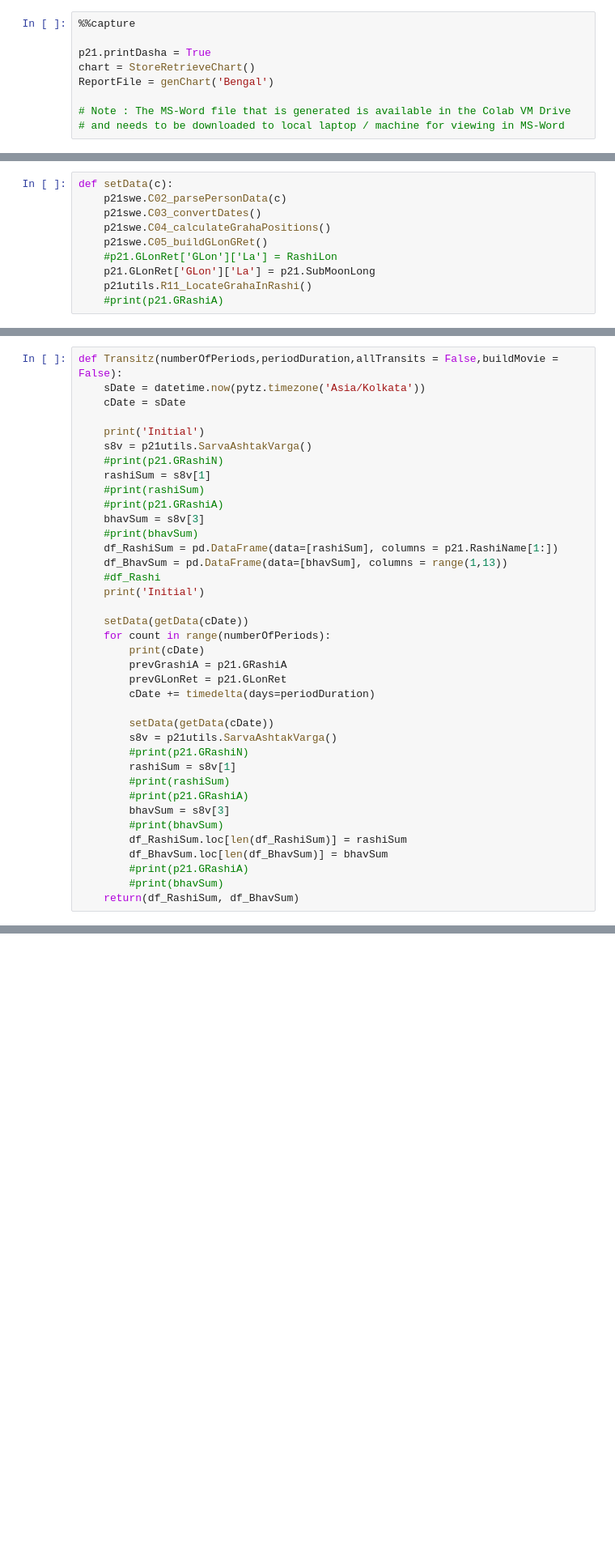
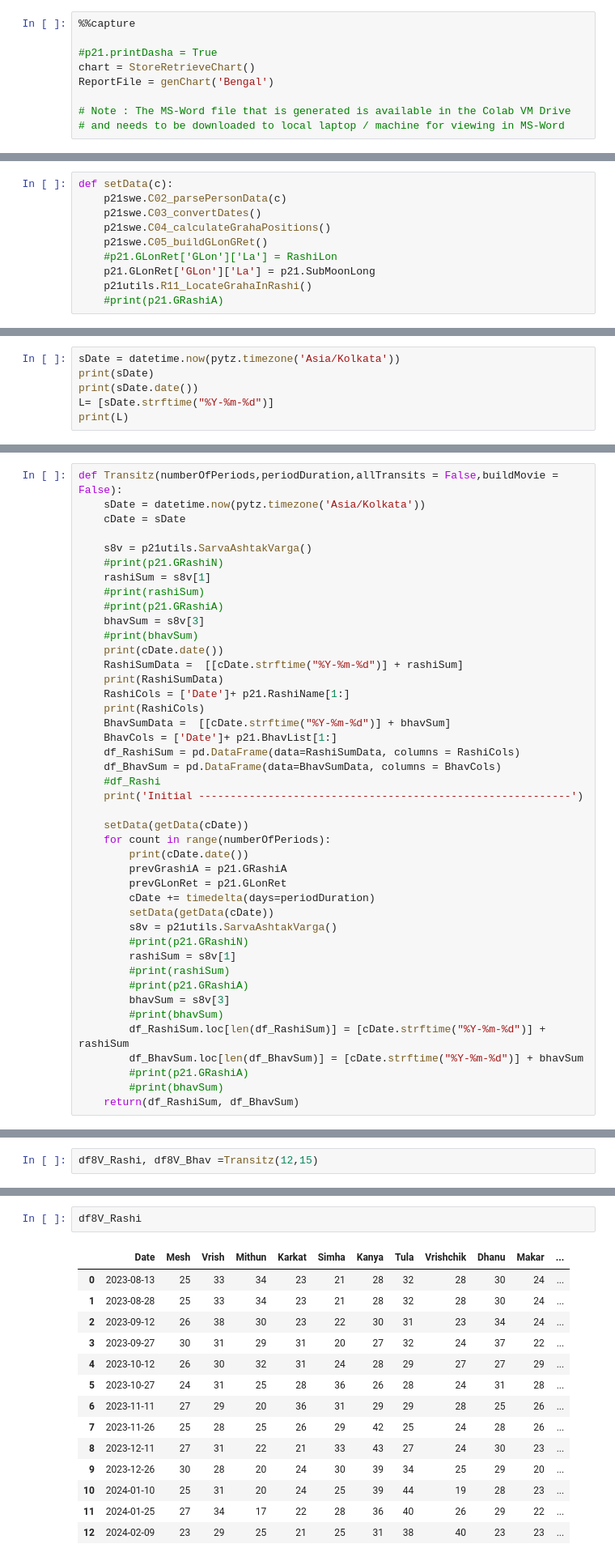
Before and after one commit to prithwis/parashar21, a Jupyter notebook: P21_45_11_AshtakVarga_Gochar_Series.ipynb, the cells around one changed output, grey strips where cells are left out. Shown: that part at 81% size. Cells and saved outputs as stored; diff of their text form; blank space fills up the shorter version.

```diff
--- a/P21_45_11_AshtakVarga_Gochar_Series.ipynb
+++ b/P21_45_11_AshtakVarga_Gochar_Series.ipynb
@@ -381,7 +381,7 @@ La long reset to  250.52 Natal moon position for Gochar
 # %%
 %%capture
 
-p21.printDasha = True
+#p21.printDasha = True
 chart = StoreRetrieveChart()
 ReportFile = genChart('Bengal')
 
@@ -475,0 +463,6 @@ print(l)
+# %%
+sDate = datetime.now(pytz.timezone('Asia/Kolkata'))
+print(sDate)
+print(sDate.date())
+L= [sDate.strftime("%Y-%m-%d")]
+print(L)
@@ -478,7 +475,6 @@ def Transitz(numberOfPeriods,periodDuration,allTransits = False,buildMovie = Fal
     sDate = datetime.now(pytz.timezone('Asia/Kolkata'))
     cDate = sDate
 
-    print('Initial')
     s8v = p21utils.SarvaAshtakVarga()
     #print(p21.GRashiN)
     rashiSum = s8v[1]
@@ -486,18 +482,24 @@ def Transitz(numberOfPeriods,periodDuration,allTransits = False,buildMovie = Fal
     #print(p21.GRashiA)
     bhavSum = s8v[3]
     #print(bhavSum)
-    df_RashiSum = pd.DataFrame(data=[rashiSum], columns = p21.RashiName[1:])
-    df_BhavSum = pd.DataFrame(data=[bhavSum], columns = range(1,13))
+    print(cDate.date())
+    RashiSumData =  [[cDate.strftime("%Y-%m-%d")] + rashiSum]
+    print(RashiSumData)
+    RashiCols = ['Date']+ p21.RashiName[1:]
+    print(RashiCols)
+    BhavSumData =  [[cDate.strftime("%Y-%m-%d")] + bhavSum]
+    BhavCols = ['Date']+ p21.BhavList[1:]
+    df_RashiSum = pd.DataFrame(data=RashiSumData, columns = RashiCols)
+    df_BhavSum = pd.DataFrame(data=BhavSumData, columns = BhavCols)
     #df_Rashi
-    print('Initial')
+    print('Initial -----------------------------------------------------------')
 
     setData(getData(cDate))
     for count in range(numberOfPeriods):
-        print(cDate)
+        print(cDate.date())
         prevGrashiA = p21.GRashiA
         prevGLonRet = p21.GLonRet
         cDate += timedelta(days=periodDuration)
-
         setData(getData(cDate))
         s8v = p21utils.SarvaAshtakVarga()
         #print(p21.GRashiN)
@@ -506,8 +508,8 @@ def Transitz(numberOfPeriods,periodDuration,allTransits = False,buildMovie = Fal
         #print(p21.GRashiA)
         bhavSum = s8v[3]
         #print(bhavSum)
-        df_RashiSum.loc[len(df_RashiSum)] = rashiSum
-        df_BhavSum.loc[len(df_BhavSum)] = bhavSum
+        df_RashiSum.loc[len(df_RashiSum)] = [cDate.strftime("%Y-%m-%d")] + rashiSum
+        df_BhavSum.loc[len(df_BhavSum)] = [cDate.strftime("%Y-%m-%d")] + bhavSum
         #print(p21.GRashiA)
         #print(bhavSum)
     return(df_RashiSum, df_BhavSum)
@@ -553,0 +516,2 @@ b
+# %%
+df8V_Rashi, df8V_Bhav =Transitz(12,15)
@@ -553,0 +536,17 @@ b
+# %%
+df8V_Rashi
+# %% [output]
+|  | Date | Mesh | Vrish | Mithun | Karkat | Simha | Kanya | Tula | Vrishchik | Dhanu | Makar | ... |
+| 0 | 2023-08-13 | 25 | 33 | 34 | 23 | 21 | 28 | 32 | 28 | 30 | 24 | ... |
+| 1 | 2023-08-28 | 25 | 33 | 34 | 23 | 21 | 28 | 32 | 28 | 30 | 24 | ... |
+| 2 | 2023-09-12 | 26 | 38 | 30 | 23 | 22 | 30 | 31 | 23 | 34 | 24 | ... |
+| 3 | 2023-09-27 | 30 | 31 | 29 | 31 | 20 | 27 | 32 | 24 | 37 | 22 | ... |
+| 4 | 2023-10-12 | 26 | 30 | 32 | 31 | 24 | 28 | 29 | 27 | 27 | 29 | ... |
+| 5 | 2023-10-27 | 24 | 31 | 25 | 28 | 36 | 26 | 28 | 24 | 31 | 28 | ... |
+| 6 | 2023-11-11 | 27 | 29 | 20 | 36 | 31 | 29 | 29 | 28 | 25 | 26 | ... |
+| 7 | 2023-11-26 | 25 | 28 | 25 | 26 | 29 | 42 | 25 | 24 | 28 | 26 | ... |
+| 8 | 2023-12-11 | 27 | 31 | 22 | 21 | 33 | 43 | 27 | 24 | 30 | 23 | ... |
+| 9 | 2023-12-26 | 30 | 28 | 20 | 24 | 30 | 39 | 34 | 25 | 29 | 20 | ... |
+| 10 | 2024-01-10 | 25 | 31 | 20 | 24 | 25 | 39 | 44 | 19 | 28 | 23 | ... |
+| 11 | 2024-01-25 | 27 | 34 | 17 | 22 | 28 | 36 | 40 | 26 | 29 | 22 | ... |
+| 12 | 2024-02-09 | 23 | 29 | 25 | 21 | 25 | 31 | 38 | 40 | 23 | 23 | ... |
```
Also changed, not shown: parts of 16 cells of this notebook.
